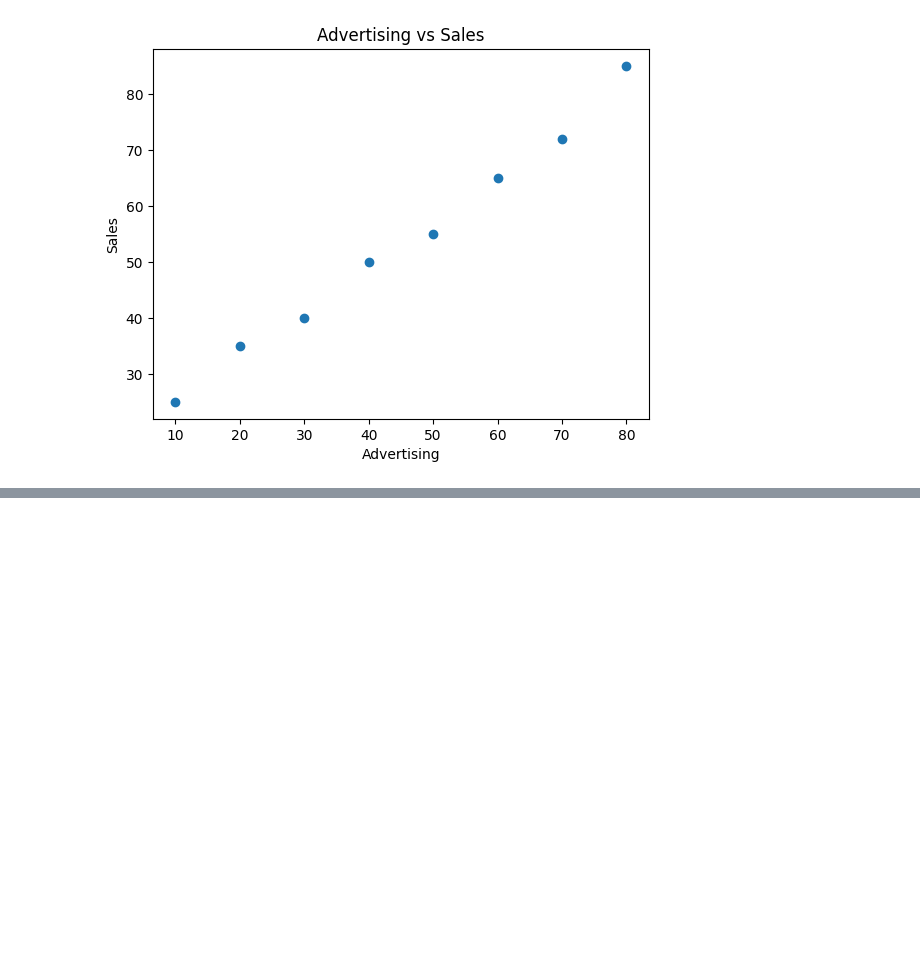
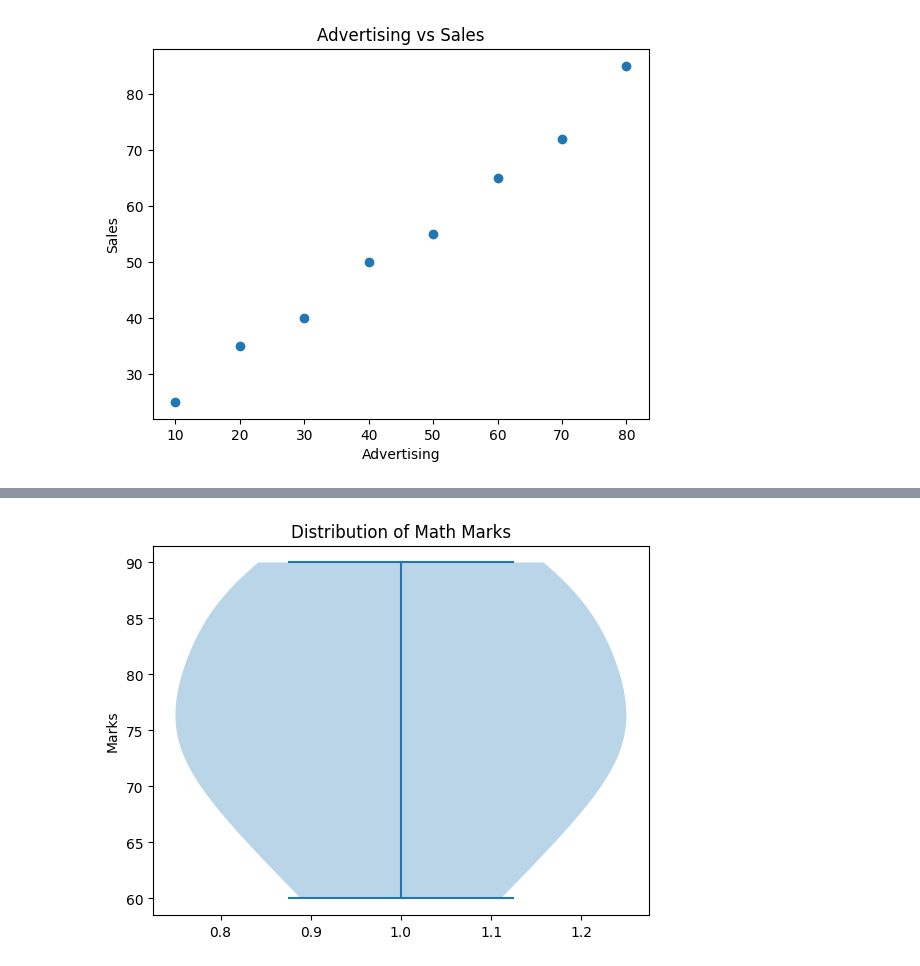
Before and after one commit to neerukondaramalakshmi2005-dotcom/Data-Analysis-, a Jupyter notebook: Matplotlib_pyplot.ipynb, the cells around one changed output, grey strips where cells are left out. Saved outputs shown, nothing was run; the diff lists cells and outputs as text; code cells hidden in the pictures; blank space fills up the shorter version.

```diff
--- a/Matplotlib_pyplot.ipynb
+++ b/Matplotlib_pyplot.ipynb
@@ -361,3 +259,13 @@ plt.ylabel("Sales")
 plt.show()
 # %% [output]
 [figure]
+# %%
+import pandas as pd
+data = {
+    "Student":[ "A","B","c","D","E","F","G","H","I","J"],
+    "Math": [65, 70, 75, 80, 85, 60, 90, 72, 78, 88],
+    "Python": [70, 75, 80, 85, 90, 65, 95, 78, 82, 92],
+    "SQL": [60, 68, 72, 78, 82, 55, 88, 70, 75, 85]
+}
+df = pd.DataFrame(data)
+print(df)
@@ -363,0 +293,12 @@ plt.show()
+# %%
+
+import matplotlib.pyplot as plt
+
+plt.violinplot(df["Math"])
+
+plt.title("Distribution of Math Marks")
+plt.ylabel("Marks")
+
+plt.show()
+# %% [output]
+[figure, added]
```
Also changed, not shown: parts of 26 cells of this notebook.
